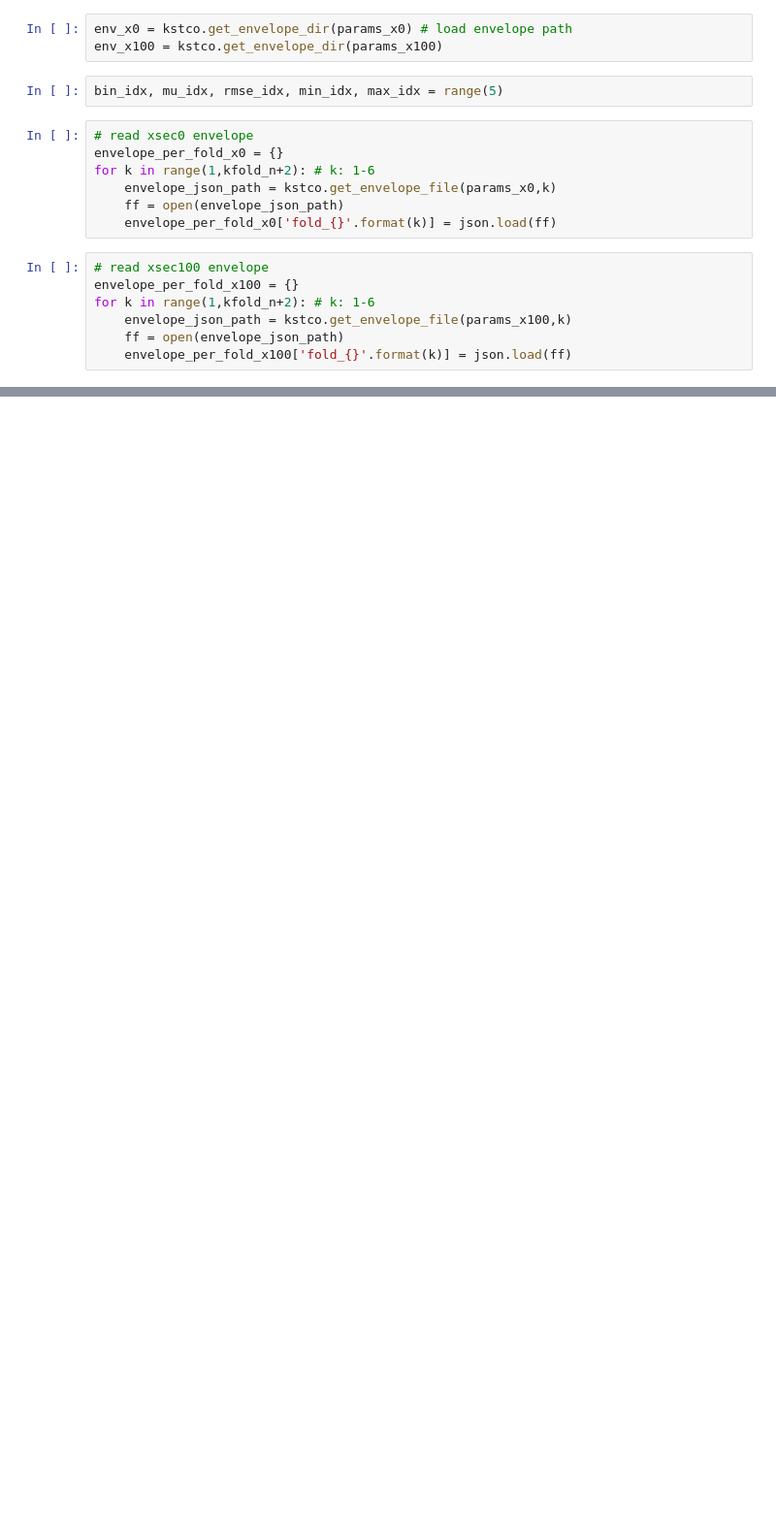
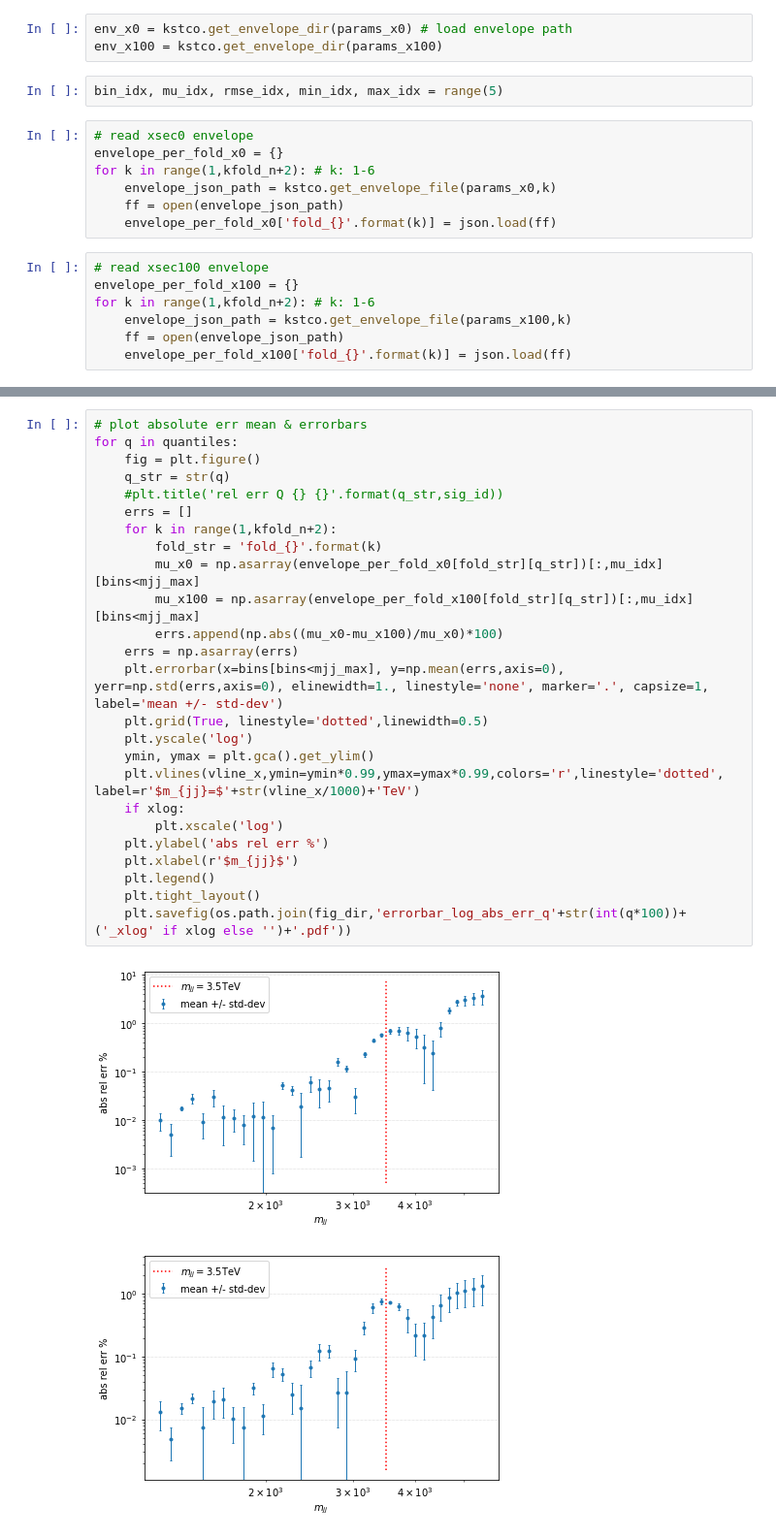
Before and after one commit to kingusiu/dadrah, a Jupyter notebook: playground/envelope_diff_models_with_and_without_signal_injection.ipynb, the cells around one changed output, grey strips where cells are left out. Shown at 97% size. Drawn from its saved outputs; the diff is of its cells as text; blank space fills up the shorter version.

```diff
--- a/playground/envelope_diff_models_with_and_without_signal_injection.ipynb
+++ b/playground/envelope_diff_models_with_and_without_signal_injection.ipynb
@@ -49,0 +107,28 @@ plt.legend()
+# %%
+# plot absolute err mean & errorbars
+for q in quantiles:
+    fig = plt.figure()
+    q_str = str(q)
+    #plt.title('rel err Q {} {}'.format(q_str,sig_id))
+    errs = []
+    for k in range(1,kfold_n+2):
+        fold_str = 'fold_{}'.format(k)
+        mu_x0 = np.asarray(envelope_per_fold_x0[fold_str][q_str])[:,mu_idx][bins<mjj_max]
+        mu_x100 = np.asarray(envelope_per_fold_x100[fold_str][q_str])[:,mu_idx][bins<mjj_max]
+        errs.append(np.abs((mu_x0-mu_x100)/mu_x0)*100)
+    errs = np.asarray(errs)
+    plt.errorbar(x=bins[bins<mjj_max], y=np.mean(errs,axis=0), yerr=np.std(errs,axis=0), elinewidth=1., linestyle='none', marker='.', capsize=1, label='mean +/- std-dev')
+    plt.grid(True, linestyle='dotted',linewidth=0.5)
+    plt.yscale('log')
+    ymin, ymax = plt.gca().get_ylim()
+    plt.vlines(vline_x,ymin=ymin*0.99,ymax=ymax*0.99,colors='r',linestyle='dotted', label=r'$m_{jj}=$'+str(vline_x/1000)+'TeV')
+    if xlog:
+        plt.xscale('log')
+    plt.ylabel('abs rel err %')
+    plt.xlabel(r'$m_{jj}$')
+    plt.legend()
+    plt.tight_layout()
+    plt.savefig(os.path.join(fig_dir,'errorbar_log_abs_err_q'+str(int(q*100))+('_xlog' if xlog else '')+'.pdf'))
+# %% [output]
+[figure, added]
+[figure, added]
```
Also changed, not shown: parts of 12 cells of this notebook, 4 other files.
